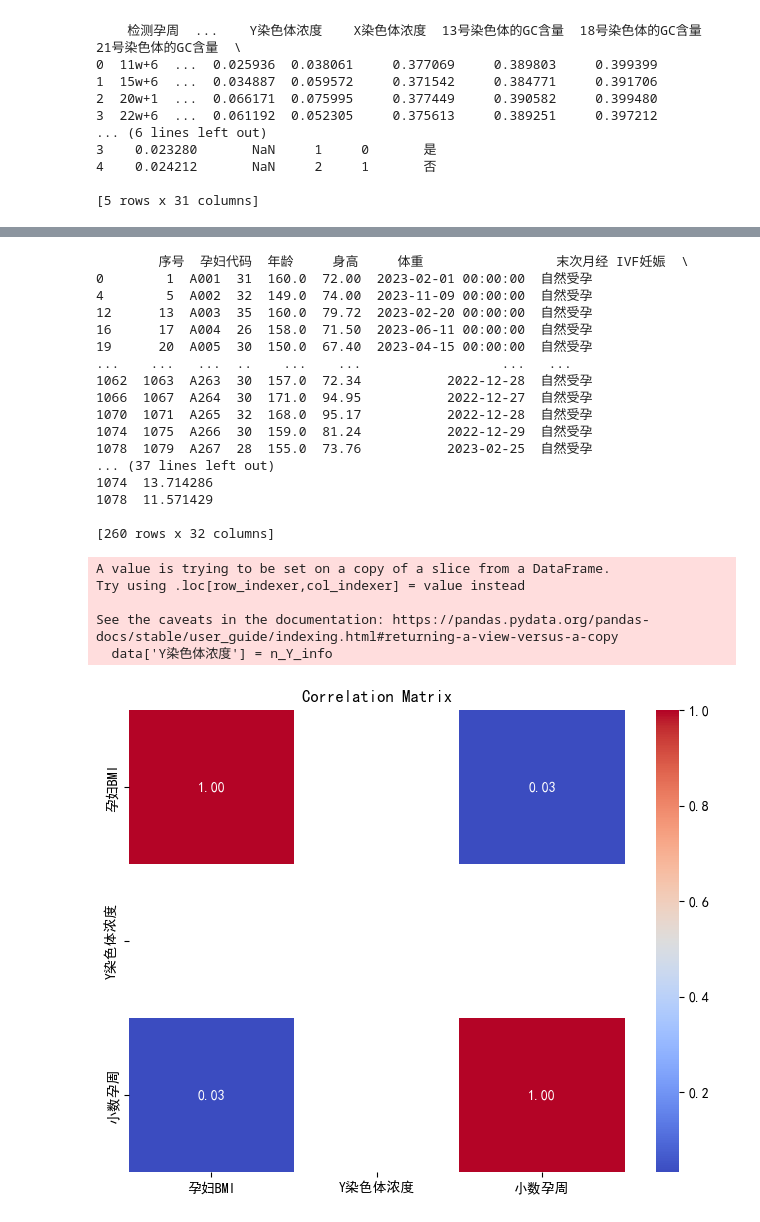
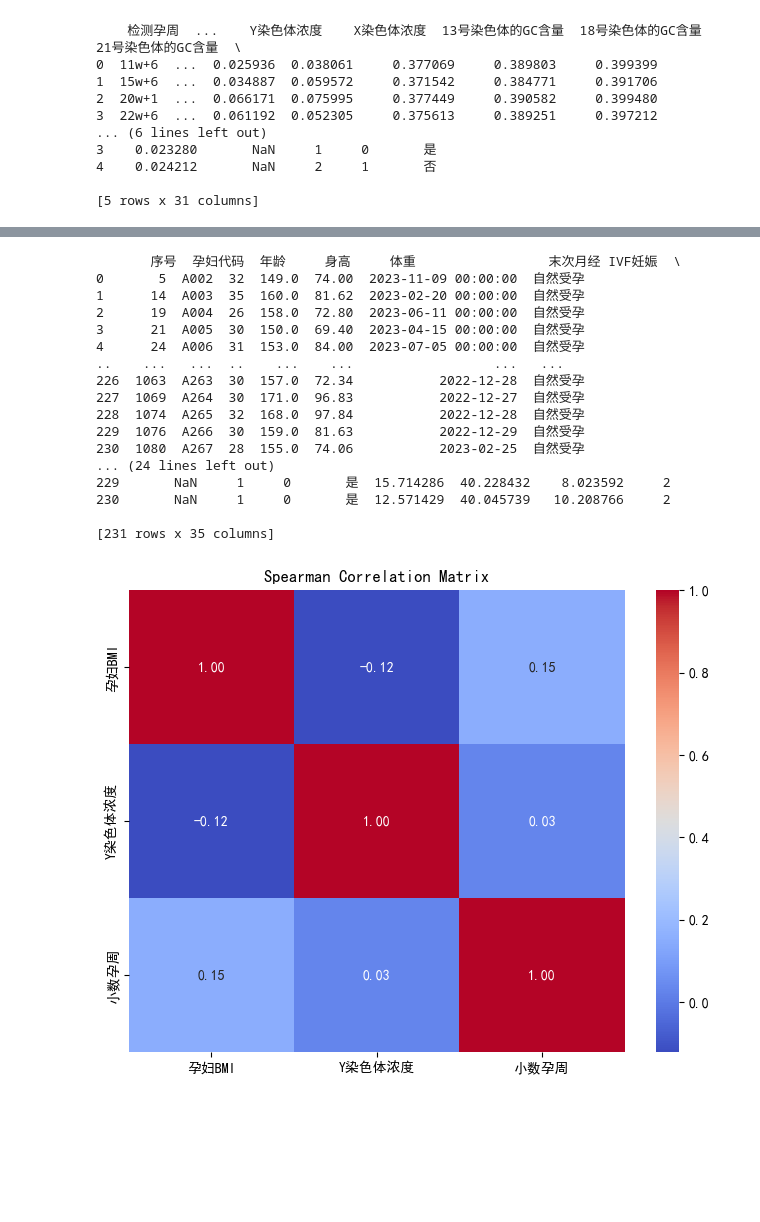
Before and after one commit to Ivesxia/MCM, a Jupyter notebook: data_manage/question1/plot.ipynb, the cells around one changed output, grey strips where cells are left out. Drawn from its saved outputs; the diff is of its cells as text; code cells hidden in the pictures; blank space fills up the shorter version.

```diff
--- a/data_manage/question1/plot.ipynb
+++ b/data_manage/question1/plot.ipynb
@@ -158,43 +224,40 @@ plt.show()
 # %%
-filtered = df.drop_duplicates(subset='孕妇代码', keep='first')
+filtered = df.groupby('孕妇代码').apply(lambda x: x.sample(n=1)).reset_index(drop=True)
 print(filtered)
 # %% [output]
-        序号  孕妇代码  年龄     身高     体重                 末次月经 IVF妊娠  \
-0        1  A001  31  160.0  72.00  2023-02-01 00:00:00  自然受孕
-4        5  A002  32  149.0  74.00  2023-11-09 00:00:00  自然受孕
-12      13  A003  35  160.0  79.72  2023-02-20 00:00:00  自然受孕
-16      17  A004  26  158.0  71.50  2023-06-11 00:00:00  自然受孕
-19      20  A005  30  150.0  67.40  2023-04-15 00:00:00  自然受孕
-...    ...   ...  ..    ...    ...                  ...   ...
-1062  1063  A263  30  157.0  72.34           2022-12-28  自然受孕
-1066  1067  A264  30  171.0  94.95           2022-12-27  自然受孕
-1070  1071  A265  32  168.0  95.17           2022-12-28  自然受孕
-1074  1075  A266  30  159.0  81.24           2022-12-29  自然受孕
-1078  1079  A267  28  155.0  73.76           2023-02-25  自然受孕
-... (37 lines left out)
-1074  13.714286
-1078  11.571429
+       序号  孕妇代码  年龄     身高     体重                 末次月经 IVF妊娠  \
+0       5  A002  32  149.0  74.00  2023-11-09 00:00:00  自然受孕
+1      14  A003  35  160.0  81.62  2023-02-20 00:00:00  自然受孕
+2      19  A004  26  158.0  72.80  2023-06-11 00:00:00  自然受孕
+3      21  A005  30  150.0  69.40  2023-04-15 00:00:00  自然受孕
+4      24  A006  31  153.0  84.00  2023-07-05 00:00:00  自然受孕
+..    ...   ...  ..    ...    ...                  ...   ...
+226  1063  A263  30  157.0  72.34           2022-12-28  自然受孕
+227  1069  A264  30  171.0  96.83           2022-12-27  自然受孕
+228  1074  A265  32  168.0  97.84           2022-12-28  自然受孕
+229  1076  A266  30  159.0  81.63           2022-12-29  自然受孕
+230  1080  A267  28  155.0  74.06           2023-02-25  自然受孕
+... (24 lines left out)
+229       NaN     1     0       是  15.714286  40.228432    8.023592     2
+230       NaN     1     0       是  12.571429  40.045739   10.208766     2
 
-[260 rows x 32 columns]
+[231 rows x 35 columns]
 # %%
-data = df[['孕妇BMI', 'Y染色体浓度', '小数孕周']]
+import pandas as pd
+import matplotlib.pyplot as plt
+import seaborn as sns
 # 确保数据是数值类型
-
+data = filtered[['孕妇BMI', 'Y染色体浓度', '小数孕周']]
 data = data.apply(pd.to_numeric, errors='coerce')
-# 计算相关性矩阵
-corr_matrix = data.corr()
-# 绘制相关性矩阵的热图
+# 计算Spearman等级相关性矩阵
+spearman_corr_matrix = data.corr(method='spearman')
+# 绘制Spearman相关性矩阵的热图
 plt.figure(figsize=(8, 6))
-sns.heatmap(corr_matrix, annot=True, cmap='coolwarm', fmt=".2f")
-plt.title('Correlation Matrix')
+sns.heatmap(spearman_corr_matrix, annot=True, cmap='coolwarm', fmt=".2f")
+plt.title('Spearman Correlation Matrix')
 plt.show()
 # %% [output]
-A value is trying to be set on a copy of a slice from a DataFrame.
-Try using .loc[row_indexer,col_indexer] = value instead
-
-See the caveats in the documentation: https://pandas.pydata.org/pandas-docs/stable/user_guide/indexing.html#returning-a-view-versus-a-copy
-  data['Y染色体浓度'] = n_Y_info
-[figure, old version]
+[figure, new version]
 # %%
 import seaborn as sns
 import matplotlib.pyplot as plt
```
Also changed, not shown: parts of 12 cells of this notebook, 1 other file.
